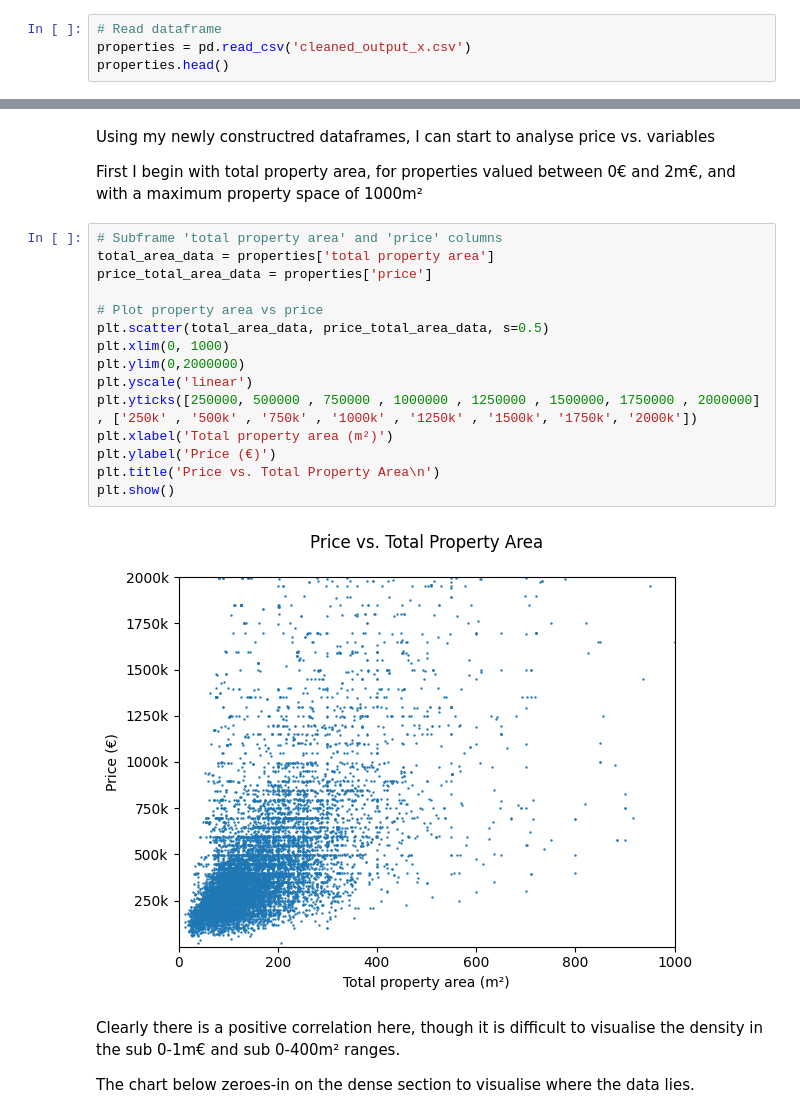
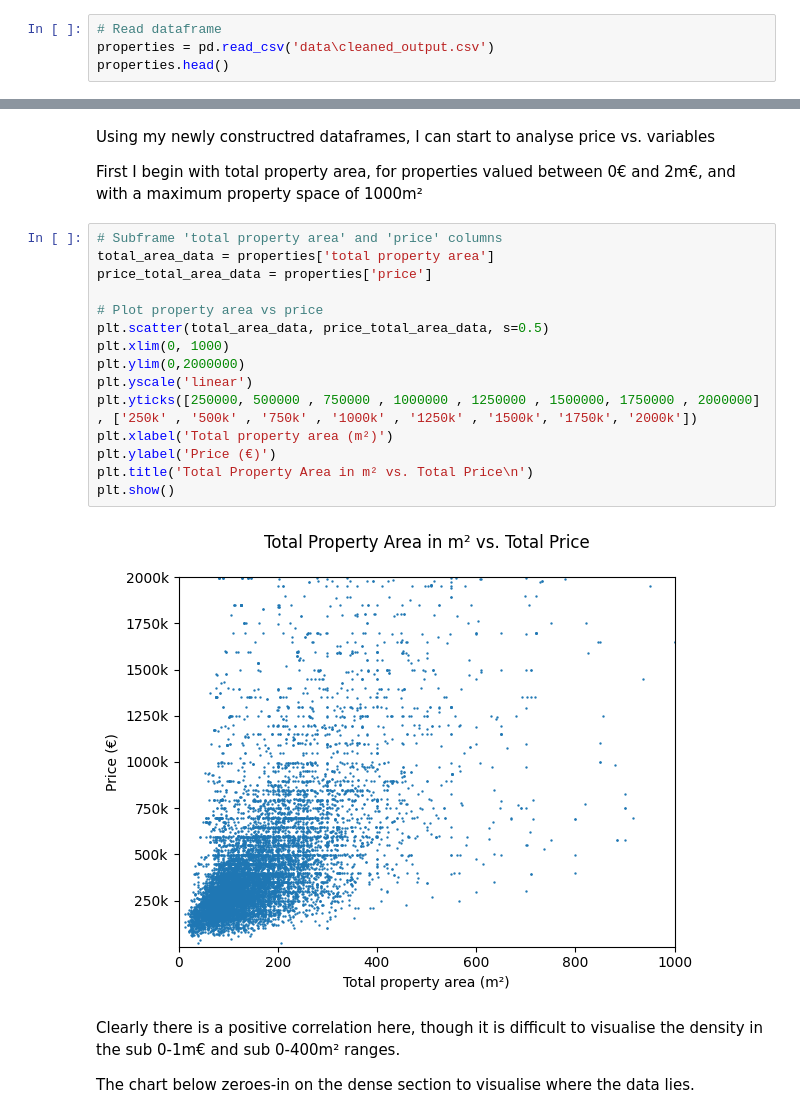
Before and after one commit to ghollingdale/PropertyAnalysisBE, a Jupyter notebook: Data_Analysis.ipynb, the cells around one changed output, grey strips where cells are left out. Saved outputs shown, nothing was run; the diff lists cells and outputs as text.

```diff
--- a/Data_Analysis.ipynb
+++ b/Data_Analysis.ipynb
@@ -5,7 +5,7 @@ import pandas as pd
 import matplotlib.pyplot as plt
 # %%
 # Read dataframe
-properties = pd.read_csv('cleaned_output_x.csv')
+properties = pd.read_csv('data\cleaned_output.csv')
 properties.head()
 # %% [output]
 |  | id | type of property | subtype of property | province | locality | postalCode | price | ... |
@@ -139,20 +139,20 @@ First I begin with total property area, for properties valued between 0€ and 2
 # %%
 # Subframe 'total property area' and 'price' columns
 total_area_data = properties['total property area']
 price_total_area_data = properties['price']
 
 # Plot property area vs price
 plt.scatter(total_area_data, price_total_area_data, s=0.5)
 plt.xlim(0, 1000)
 plt.ylim(0,2000000)
 plt.yscale('linear')
 plt.yticks([250000, 500000 , 750000 , 1000000 , 1250000 , 1500000, 1750000 , 2000000] , ['250k' , '500k' , '750k' , '1000k' , '1250k' , '1500k', '1750k', '2000k'])
 plt.xlabel('Total property area (m²)')
 plt.ylabel('Price (€)')
-plt.title('Price vs. Total Property Area\n')
+plt.title('Total Property Area in m² vs. Total Price\n')
 plt.show()
 # %% [output]
-[figure, old version]
+[figure, new version]
 # %% [markdown]
 Clearly there is a positive correlation here, though it is difficult to visualise the density in the sub 0-1m€ and sub 0-400m² ranges.
 
```
Also changed, not shown: parts of 2 cells of this notebook, 3 other files.
